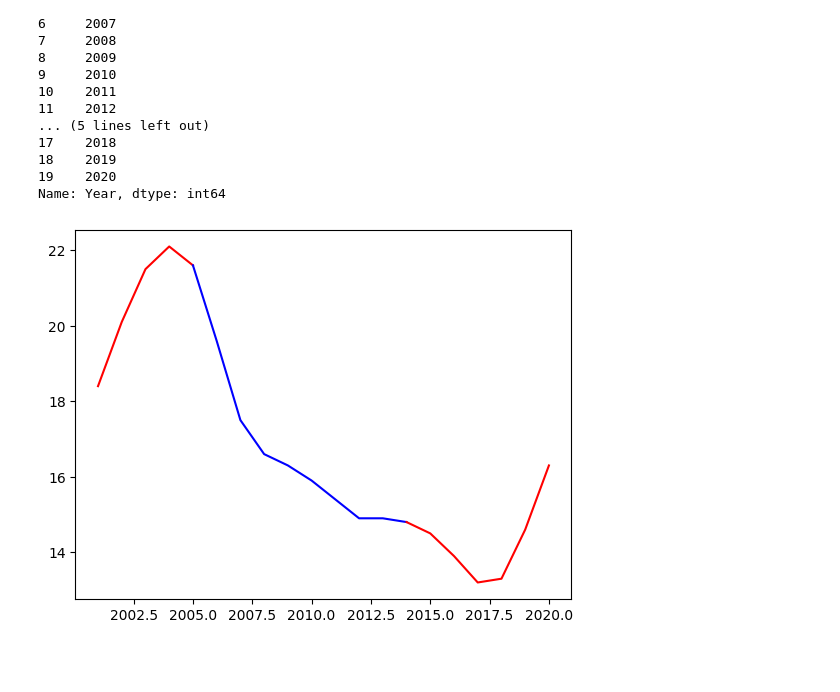
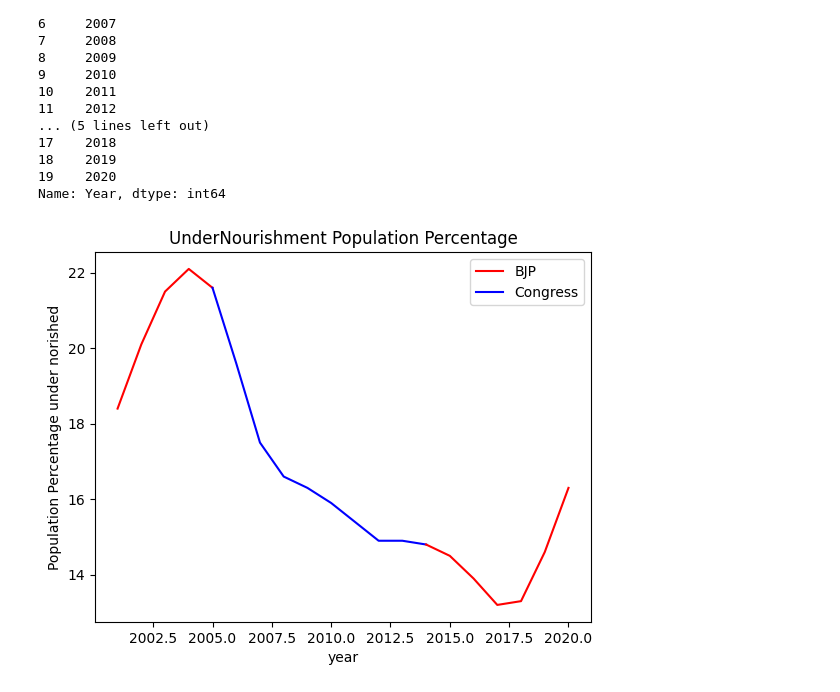
Before and after one commit to dipanshuhappy/probability-hackathon, a Jupyter notebook: food sector/hunger-index/main.ipynb, the cells around one changed output. Saved outputs shown, nothing was run; the diff lists cells and outputs as text; code cells hidden in the pictures; blank space fills up the shorter version.

```diff
--- a/food sector/hunger-index/main.ipynb
+++ b/food sector/hunger-index/main.ipynb
@@ -36,4 +36,7 @@ for tenure in PARTIES_TENTURE:
    GHI_VALUES[tenure[0]:tenure[1]],
    color='blue',label='Congress')
    plt.legend()
+   plt.title('Global Hunger Index of India')
+plt.xlabel('Years')
+plt.ylabel('GHI')
 # %% [output]
@@ -61,18 +65,26 @@ undernorishment_index_df["Year"]
 Name: Year, dtype: int64
 # %%
 import matplotlib.pyplot as plt
+from importlib import reload
+plt=reload(plt)
+
 VALUES=undernorishment_index_df["Population Percentage under norished"]
 YEARS=undernorishment_index_df["Year"]
+
 for tenure in PARTIES_TENTURE_TWO:
  if(tenure[2]=='B'):
    plt.plot(YEARS[tenure[0]:tenure[1]]
    ,VALUES[tenure[0]:tenure[1]],
-   color='red')
+   color='red',label='BJP')
  elif (tenure[2]=='C'):
    plt.plot(YEARS[tenure[0]:tenure[1]],
    VALUES[tenure[0]:tenure[1]],
-   color='blue')
-plt.xlim((2001,2020))
+   color='blue',label='Congress')
+
+   plt.legend()
+   plt.title("UnderNourishment Population Percentage")
+plt.xlabel("year")
+plt.ylabel("Population Percentage under norished")
 plt.show()
 # %% [output]
-[figure, old version]
+[figure, new version]
```
Also changed, not shown: parts of 1 cell of this notebook, 2 other files.
